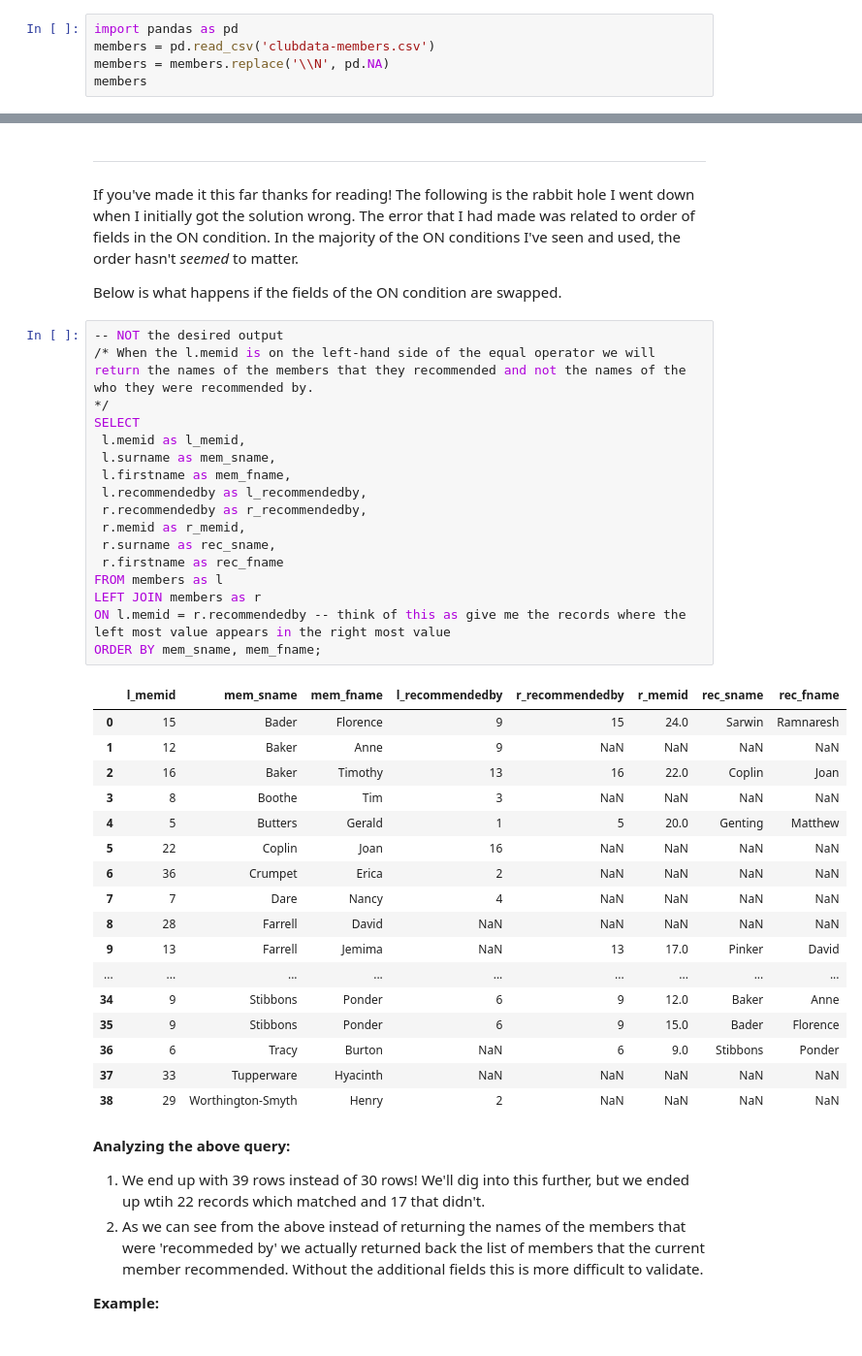
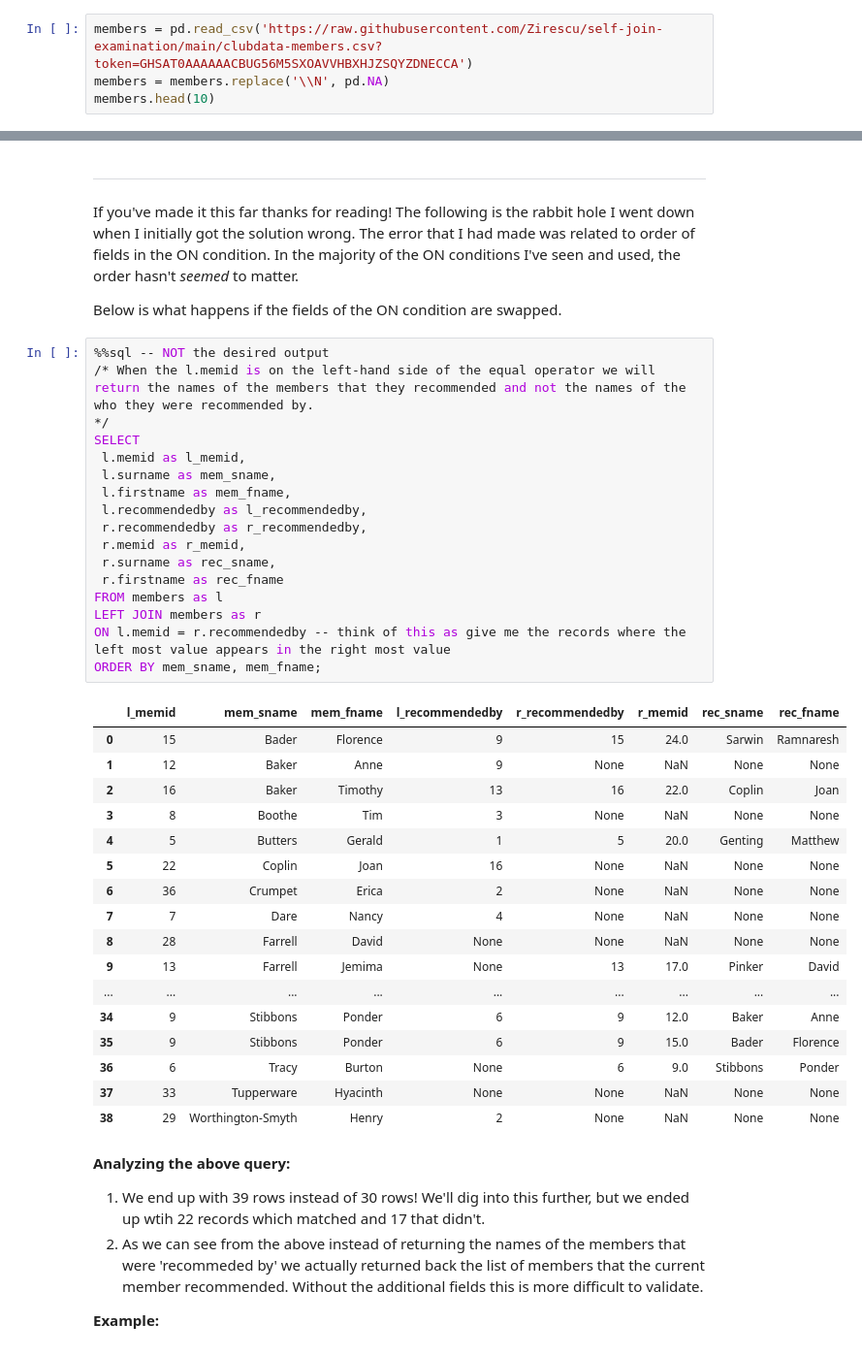
Before and after one commit to dmcmurchy/self-join-examination, a Jupyter notebook: notebook.ipynb, the cells around one changed output, grey strips where cells are left out. Shown at 97% size. Drawn from its saved outputs; the diff is of its cells as text.

```diff
--- a/notebook.ipynb
+++ b/notebook.ipynb
@@ -15,8 +32,7 @@ Once I saw the solution provided it became a _little_ more clear on what I had d
 # %%
-import pandas as pd
-members = pd.read_csv('clubdata-members.csv')
+members = pd.read_csv('https://raw.githubusercontent.com/Zirescu/self-join-examination/main/clubdata-members.csv?token=GHSAT0AAAAAACBUG56M5SXOAVVHBXHJZSQYZDNECCA')
 members = members.replace('\\N', pd.NA)
-members
+members.head(10)
 # %% [output]
 |  | memid | surname | firstname | address | zipcode | telephone | recommendedby | joindate |
 | 0 | 1 | Smith | Darren | 8 Bloomsbury Close, Boston | 4321 | 555-555-5555 | <NA> | 2012-07-02 12:02:05 |
@@ -170,40 +180,40 @@ If you've made it this far thanks for reading! The following is the rabbit hole
 
 Below is what happens if the fields of the ON condition are swapped.
 # %%
--- NOT the desired output
+%%sql -- NOT the desired output
 /* When the l.memid is on the left-hand side of the equal operator we will return the names of the members that they recommended and not the names of the who they were recommended by.
 */
 SELECT
  l.memid as l_memid,
  l.surname as mem_sname,
  l.firstname as mem_fname,
  l.recommendedby as l_recommendedby,
  r.recommendedby as r_recommendedby,
  r.memid as r_memid,
  r.surname as rec_sname,
  r.firstname as rec_fname
 FROM members as l
 LEFT JOIN members as r
 ON l.memid = r.recommendedby -- think of this as give me the records where the left most value appears in the right most value
 ORDER BY mem_sname, mem_fname;
 # %% [output]
 |  | l_memid | mem_sname | mem_fname | l_recommendedby | r_recommendedby | r_memid | rec_sname | rec_fname |
 | 0 | 15 | Bader | Florence | 9 | 15 | 24.0 | Sarwin | Ramnaresh |
-| 1 | 12 | Baker | Anne | 9 | NaN | NaN | NaN | NaN |
+| 1 | 12 | Baker | Anne | 9 | None | NaN | None | None |
 | 2 | 16 | Baker | Timothy | 13 | 16 | 22.0 | Coplin | Joan |
-| 3 | 8 | Boothe | Tim | 3 | NaN | NaN | NaN | NaN |
+| 3 | 8 | Boothe | Tim | 3 | None | NaN | None | None |
 | 4 | 5 | Butters | Gerald | 1 | 5 | 20.0 | Genting | Matthew |
-| 5 | 22 | Coplin | Joan | 16 | NaN | NaN | NaN | NaN |
-| 6 | 36 | Crumpet | Erica | 2 | NaN | NaN | NaN | NaN |
-| 7 | 7 | Dare | Nancy | 4 | NaN | NaN | NaN | NaN |
-| 8 | 28 | Farrell | David | NaN | NaN | NaN | NaN | NaN |
-| 9 | 13 | Farrell | Jemima | NaN | 13 | 17.0 | Pinker | David |
+| 5 | 22 | Coplin | Joan | 16 | None | NaN | None | None |
+| 6 | 36 | Crumpet | Erica | 2 | None | NaN | None | None |
+| 7 | 7 | Dare | Nancy | 4 | None | NaN | None | None |
+| 8 | 28 | Farrell | David | None | None | NaN | None | None |
+| 9 | 13 | Farrell | Jemima | None | 13 | 17.0 | Pinker | David |
 | ... | ... | ... | ... | ... | ... | ... | ... | ... |
 | 34 | 9 | Stibbons | Ponder | 6 | 9 | 12.0 | Baker | Anne |
 | 35 | 9 | Stibbons | Ponder | 6 | 9 | 15.0 | Bader | Florence |
-| 36 | 6 | Tracy | Burton | NaN | 6 | 9.0 | Stibbons | Ponder |
-| 37 | 33 | Tupperware | Hyacinth | NaN | NaN | NaN | NaN | NaN |
-| 38 | 29 | Worthington-Smyth | Henry | 2 | NaN | NaN | NaN | NaN |
+| 36 | 6 | Tracy | Burton | None | 6 | 9.0 | Stibbons | Ponder |
+| 37 | 33 | Tupperware | Hyacinth | None | None | NaN | None | None |
+| 38 | 29 | Worthington-Smyth | Henry | 2 | None | NaN | None | None |
 # %% [markdown]
 **Analyzing the above query:**
 1. We end up with 39 rows instead of 30 rows! We'll dig into this further, but we ended up wtih 22 records which matched and 17 that didn't.
```
Also changed, not shown: parts of 8 cells of this notebook.
